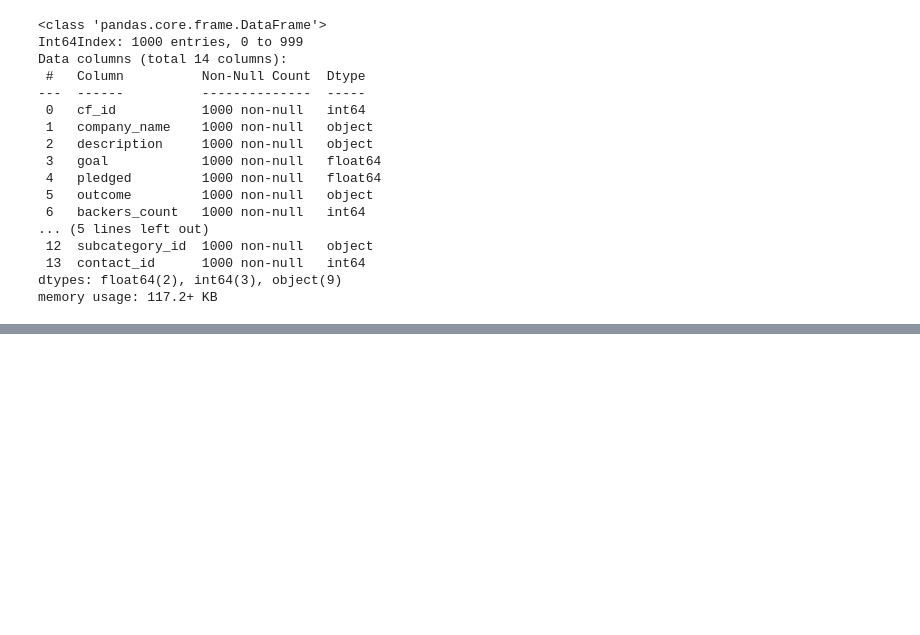
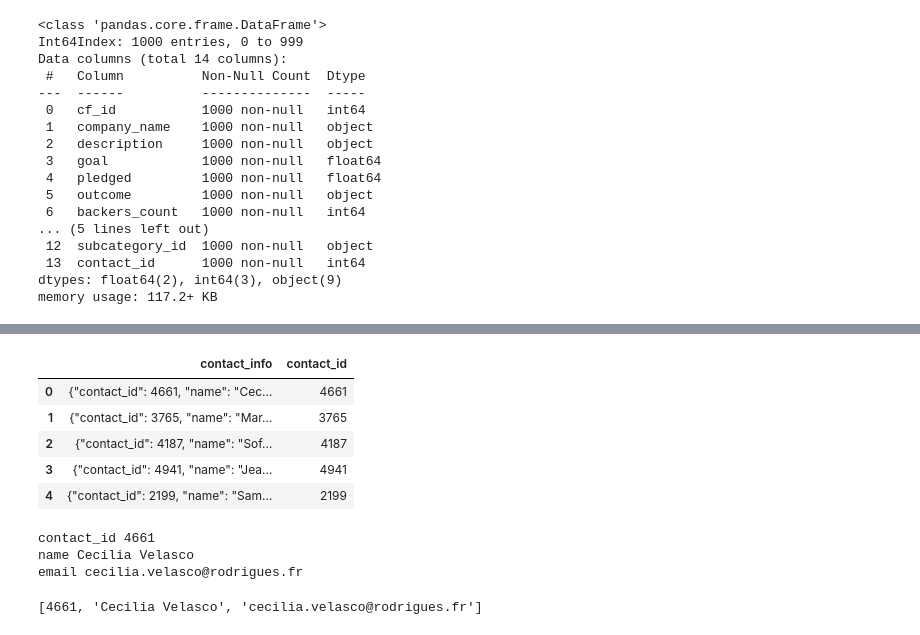
Before and after one commit to bhstarkey/Crowdfunding-ETL, a Jupyter notebook: crowdfunding_ETL_practice.ipynb, the cells around one changed output, grey strips where cells are left out. Cells and saved outputs as stored; diff of their text form; code cells hidden in the pictures; blank space fills up the shorter version.

```diff
--- a/crowdfunding_ETL_practice.ipynb
+++ b/crowdfunding_ETL_practice.ipynb
@@ -356,3 +357,39 @@ campaign_cleaned.head()
 # %%
 # Export to csv
 campaign_cleaned.to_csv('Data/campaign.csv', encoding='utf8' ,index=False)
+# %%
+# Extract contact ID and add to contact info
+contact_info_df['contact_id'] = [x[15:19] for x in contact_info_df['contact_info'].values]
+contact_info_df.head()
+# %% [output]
+|  | contact_info | contact_id |
+| 0 | {"contact_id": 4661, "name": "Cec... | 4661 |
+| 1 | {"contact_id": 3765, "name": "Mar... | 3765 |
+| 2 | {"contact_id": 4187, "name": "Sof... | 4187 |
+| 3 | {"contact_id": 4941, "name": "Jea... | 4941 |
+| 4 | {"contact_id": 2199, "name": "Sam... | 2199 |
+# %%
+# Convert first row to dictionary to get name
+first_row = contact_info_df.iloc[0]['contact_info']
+converted_data = json.loads(first_row)
+for k,v in converted_data.items():
+    print(k,v)
+# %% [output]
+contact_id 4661
+name Cecilia Velasco
+email cecilia.velasco@rodrigues.fr
+# %%
+# Convert rows in contacts df to dictionary
+dict_values = []
+for i, row in contact_info_df.iterrows():
+    # Get first item in each row
+    data = row['contact_info']
+    converted_data = json.loads(data)
+    # Get values for each row
+    row_values = [v for k, v in converted_data.items()]
+    # Add values to new list
+    dict_values.append(row_values)
+
+print(dict_values[0])
+# %% [output]
+[4661, 'Cecilia Velasco', 'cecilia.velasco@rodrigues.fr']
```
Also changed, not shown: parts of 5 cells of this notebook, 1 other file.
